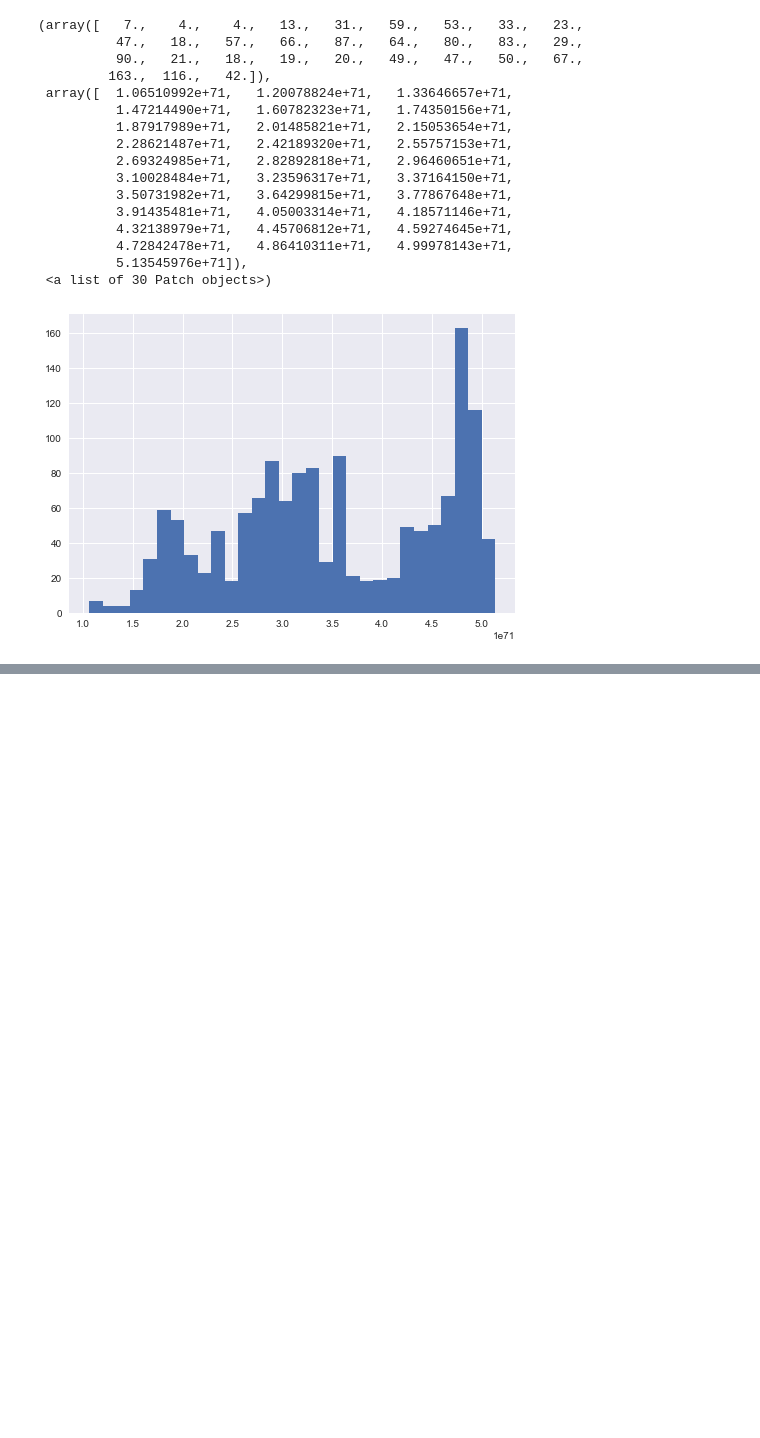
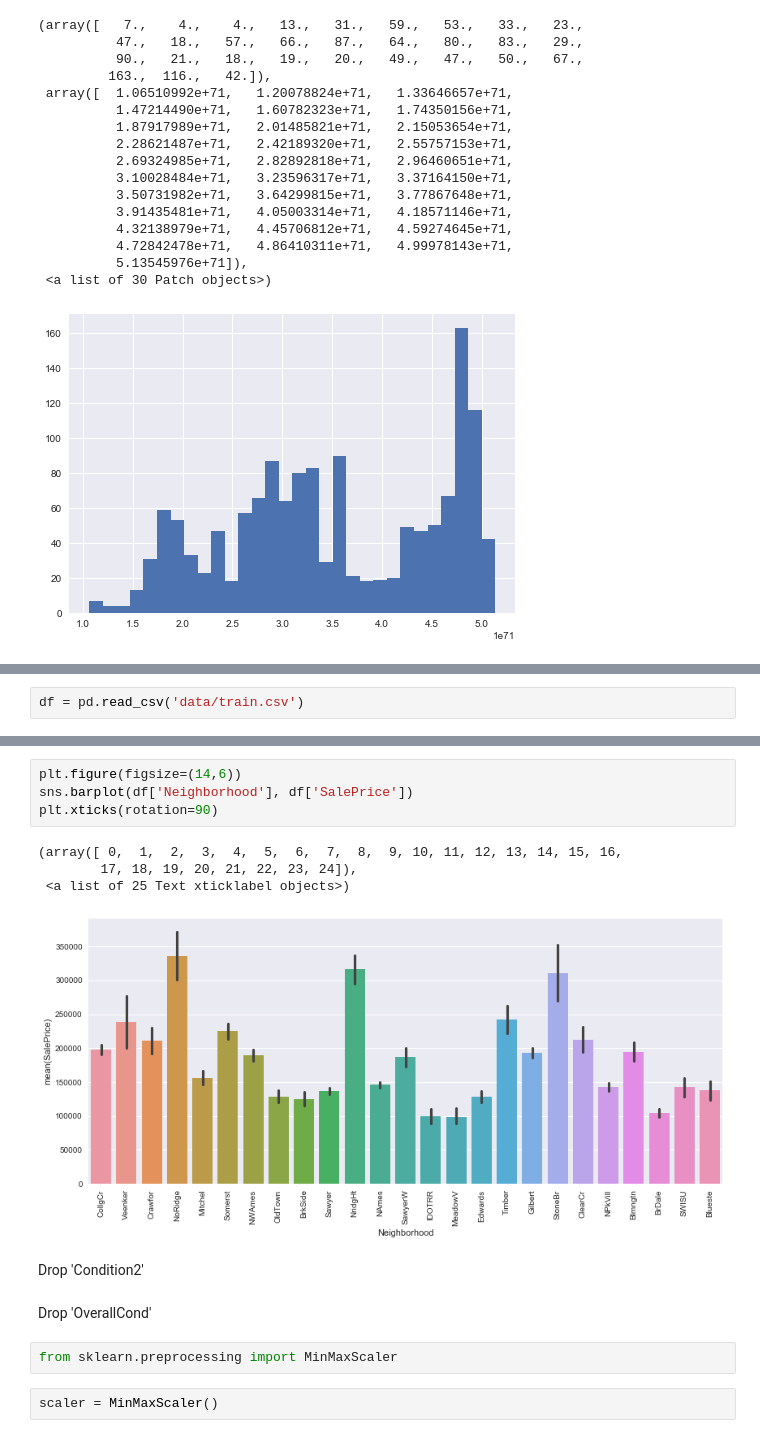
Before and after one commit to indianmoody/data-science-portfolio, a Jupyter notebook: ames_housing_prices/transformation.ipynb, the cells around one changed output, grey strips where cells are left out. Saved outputs shown, nothing was run; the diff lists cells and outputs as text; blank space fills up the shorter version.

```diff
--- a/ames_housing_prices/transformation.ipynb
+++ b/ames_housing_prices/transformation.ipynb
@@ -58,0 +82,2 @@ plt.hist(yb_bc, bins=30)
+# %%
+df = pd.read_csv('data/train.csv')
@@ -58,0 +94,17 @@ plt.hist(yb_bc, bins=30)
+# %%
+plt.figure(figsize=(14,6))
+sns.barplot(df['Neighborhood'], df['SalePrice'])
+plt.xticks(rotation=90)
+# %% [output]
+(array([ 0,  1,  2,  3,  4,  5,  6,  7,  8,  9, 10, 11, 12, 13, 14, 15, 16,
+        17, 18, 19, 20, 21, 22, 23, 24]),
+ <a list of 25 Text xticklabel objects>)
+[figure, added]
+# %% [markdown]
+Drop 'Condition2'
+# %% [markdown]
+Drop 'OverallCond'
+# %%
+from sklearn.preprocessing import MinMaxScaler
+# %%
+scaler = MinMaxScaler()
```
Also changed, not shown: parts of 10 cells of this notebook, 6 other files.
